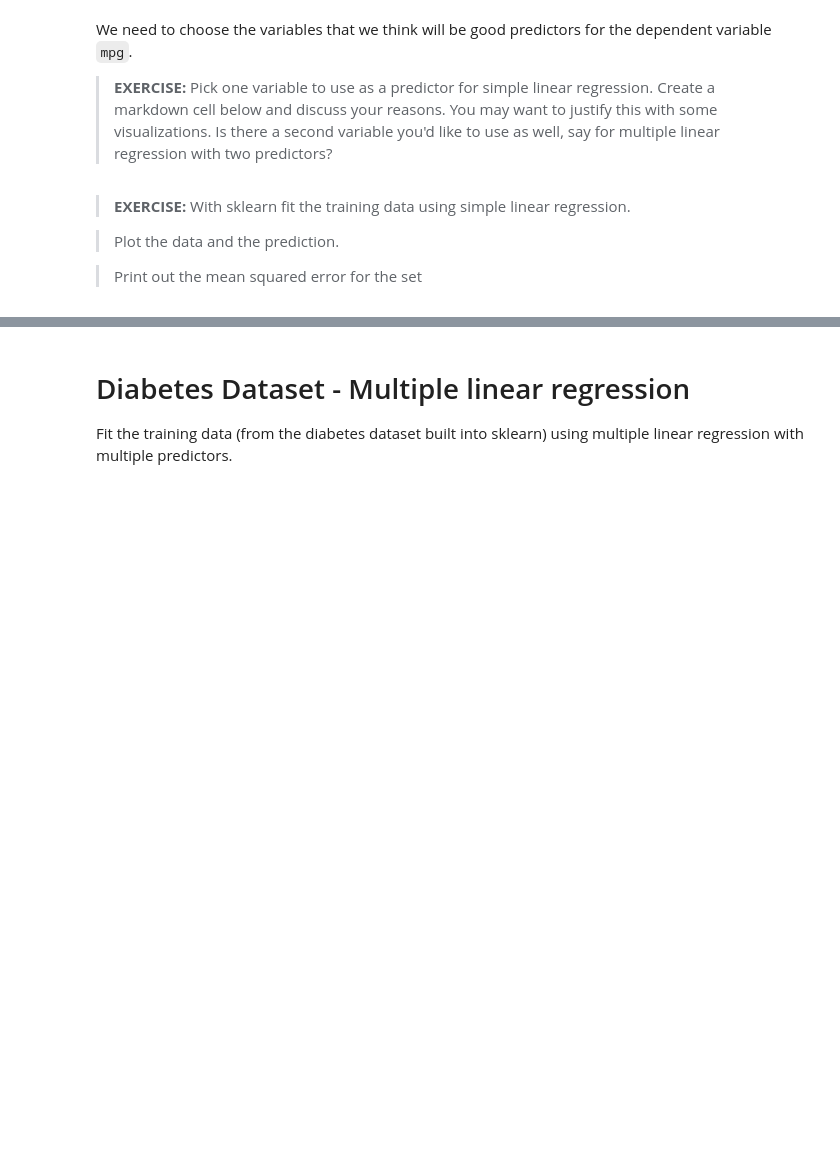
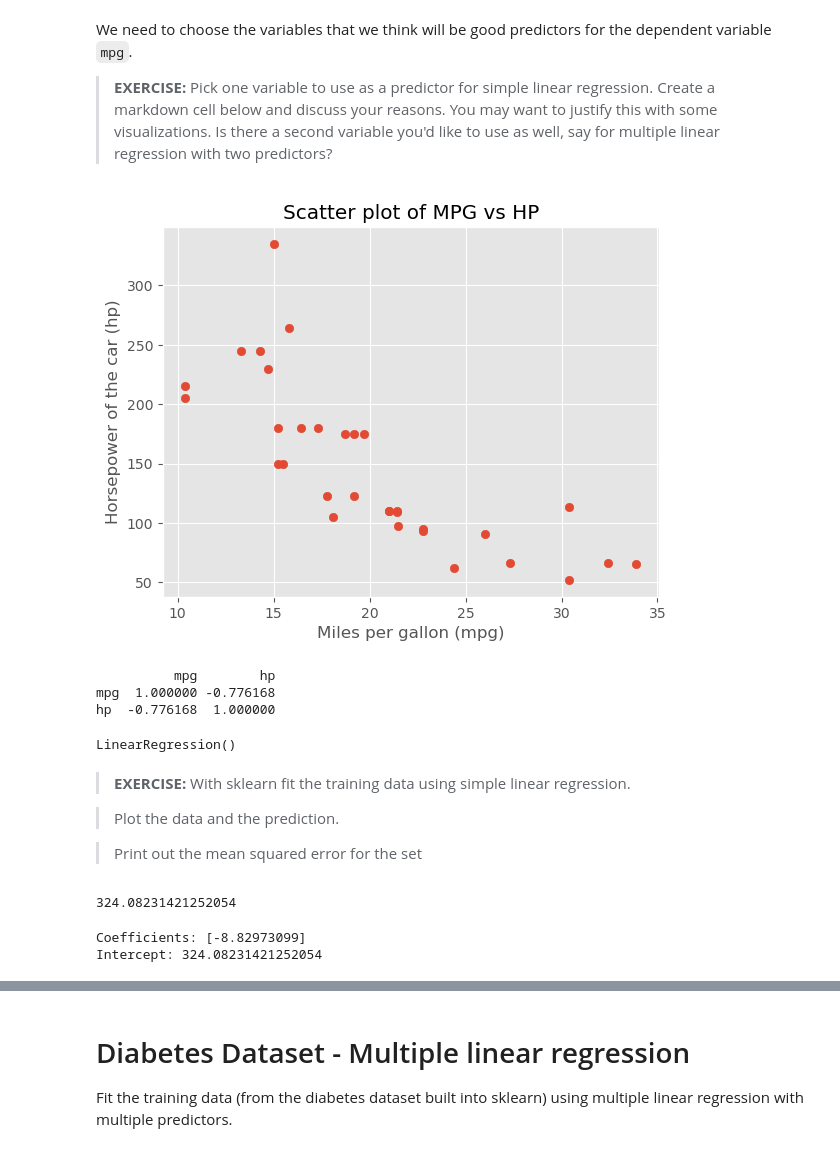
Before and after one commit to Jennyicano/Machine_Learning, a Jupyter notebook: LinearRegression/linear-regression.ipynb, the cells around one changed output, grey strips where cells are left out. Saved outputs shown, nothing was run; the diff lists cells and outputs as text; code cells hidden in the pictures; blank space fills up the shorter version.

Commit message:
uploading lineal regression exercise

```diff
--- a/LinearRegression/linear-regression.ipynb
+++ b/LinearRegression/linear-regression.ipynb
@@ -219,6 +219,39 @@ dfcars.head()
 We need to choose the variables that we think will be good predictors for the dependent variable `mpg`.
 
 >**EXERCISE:**  Pick one variable to use as a predictor for simple linear regression.  Create a markdown cell below and discuss your reasons.  You may want to justify this with some visualizations.  Is there a second variable you'd like to use as well, say for multiple linear regression with two predictors?
+# %%
+# I choose the variable "mpg" as the target variable (y) and "wt" as the feature variable (X).
+# I chooded these variables because I believe that the number of cylinders and the weight of the car have a significant impact on its fuel efficiency (mpg).
+
+X = dfcars[['mpg']]  # Feature variable: horsepower of the car
+y = dfcars['hp']   # Target variable: miles per gallon
+
+# Plotting the data to visualize the relationship between the variables
+plt.scatter(X, y)
+plt.xlabel("Miles per gallon (mpg)")
+plt.ylabel("Horsepower of the car (hp)")
+plt.title("Scatter plot of MPG vs HP")
+plt.show()
+# %% [output]
+[figure, added]
+# %%
+# looking at the correlation between the variables
+correlation = dfcars[['mpg', 'hp']].corr()
+print(correlation)
+# %% [output]
+          mpg        hp
+mpg  1.000000 -0.776168
+hp  -0.776168  1.000000
+# %%
+from sklearn.linear_model import LinearRegression
+
+
+X = dfcars[['mpg']]  # Feature variable: miles per gallon
+y = dfcars['hp']  # Target variable: horsepower of the car
+model = LinearRegression()
+model.fit(X, y)
+# %% [output]
+LinearRegression()
 # %% [markdown]
 > **EXERCISE:** With sklearn fit the training data using simple linear regression.
 
@@ -228,17 +261,31 @@ We need to choose the variables that we think will be good predictors for the de
 # %%
 #your code here
 #define  predictor and response for set
+
+model.fit(X, y)
+model.coef_
+model.intercept_
+# %% [output]
+324.08231421252054
 # %%
 #your code here
 # create linear regression object with sklearn
 
+model = LinearRegression()
+model.fit(X, y)
+
 
 #your code here
 # train the model and make predictions
-
+y_pred = model.predict(X)
 
 #your code here
 #print out coefficients
+print("Coefficients:", model.coef_)
+print("Intercept:", model.intercept_)
+# %% [output]
+Coefficients: [-8.82973099]
+Intercept: 324.08231421252054
 # %%
 # your code here
 # Plot outputs
```
Also changed, not shown: parts of 1 cell of this notebook.
